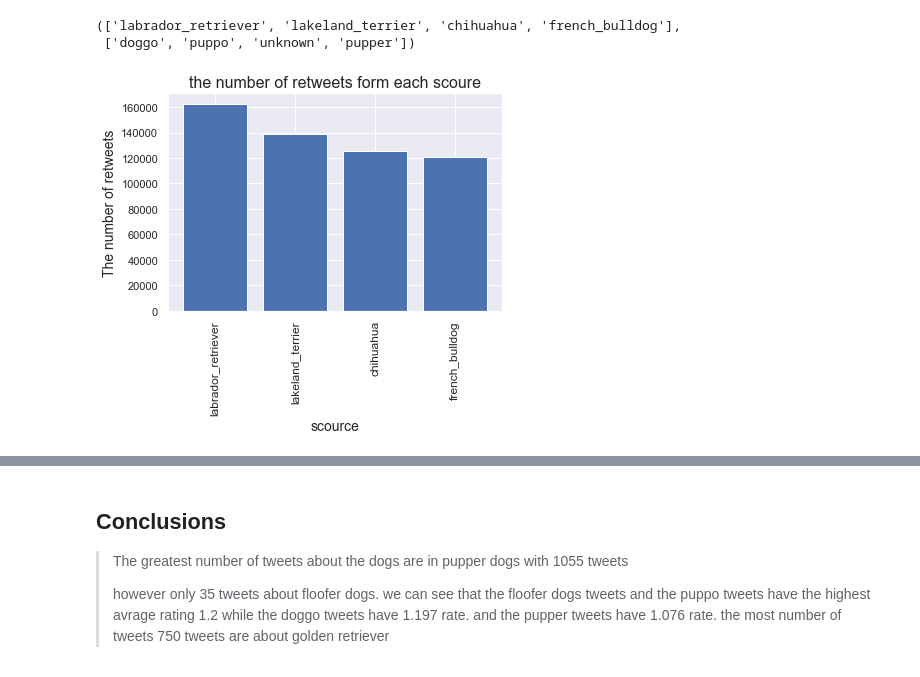
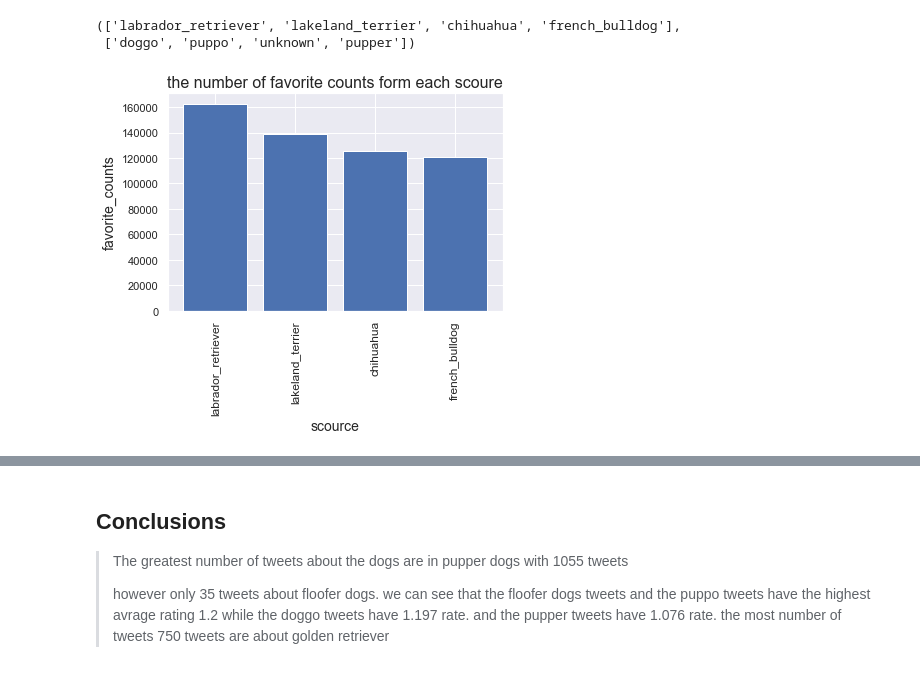
Before and after one commit to AbdElrhman-m/twitter-dog-tweets-data-analysis, a Jupyter notebook: Wrangle-act.ipynb, the cells around one changed output, grey strips where cells are left out. Drawn from its saved outputs; the diff is of its cells as text; code cells hidden in the pictures.

```diff
--- a/Wrangle-act.ipynb
+++ b/Wrangle-act.ipynb
@@ -1185,13 +1185,13 @@ image_lbl, dog_stage
 # %%
 plt.bar(image_lbl, images)
 plt.xlabel('scource', fontsize=14)
-plt.ylabel('The number of retweets', fontsize=14)
-plt.title('the number of retweets form each scoure', fontsize=16)
+plt.ylabel('favorite_counts', fontsize=14)
+plt.title('the number of favorite counts form each scoure', fontsize=16)
 plt.xticks(image_lbl, image_lbl, fontsize=12, rotation=90)
 
 plt.show()
 # %% [output]
-[figure, old version]
+[figure, new version]
 # %% [markdown]
 
 
```
Also changed, not shown: 6 other files.
